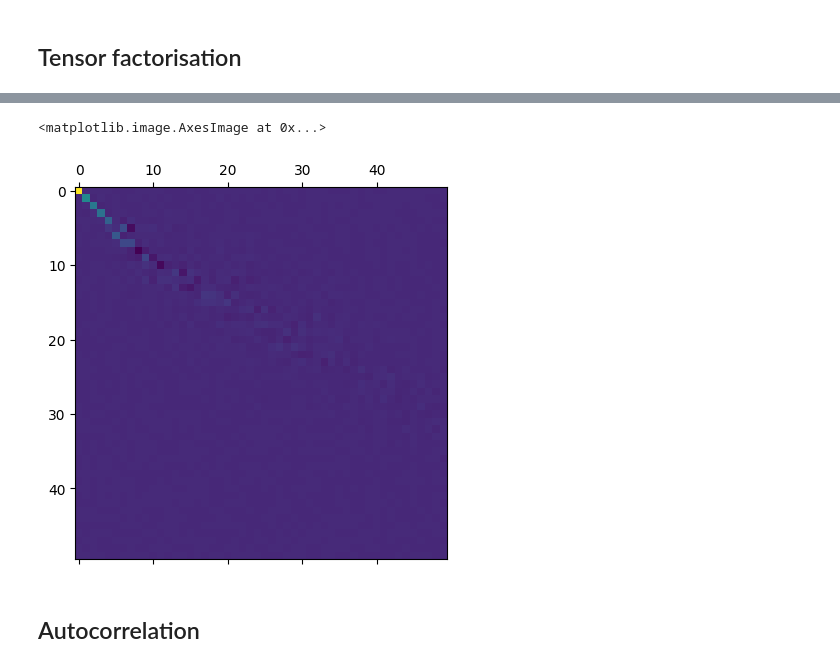
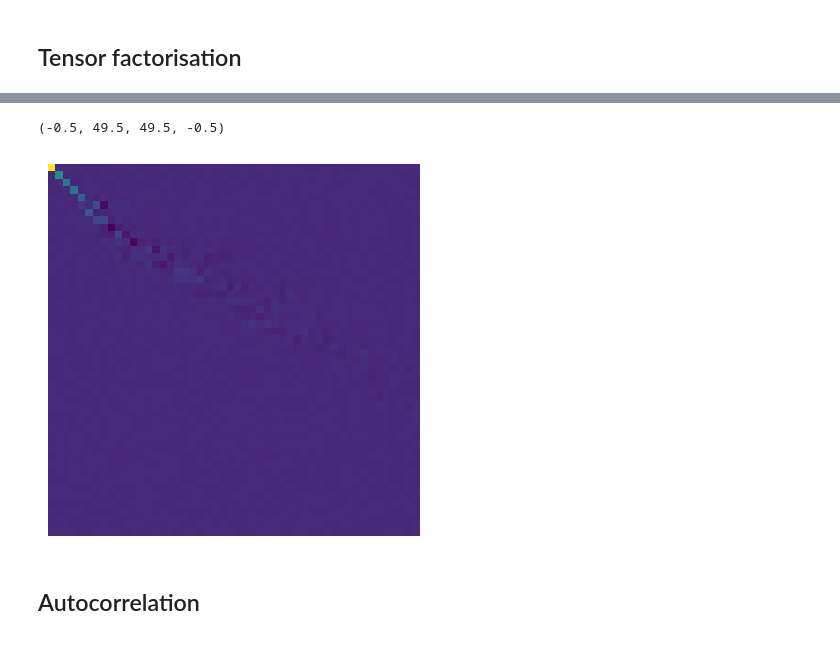
Before and after one commit to macemoth/audio-compression-msc, a Jupyter notebook: notebooks/tensor.ipynb, the cells around one changed output, grey strips where cells are left out. Saved outputs shown, nothing was run; the diff lists cells and outputs as text; code cells hidden in the pictures.

```diff
--- a/notebooks/tensor.ipynb
+++ b/notebooks/tensor.ipynb
@@ -8,7 +8,7 @@ import matplotlib.pyplot as plt
 # The tthresh library is available at https://github.com/rballester/tthresh
 # %%
 # read file
-original, fs = librosa.core.load("trance.wav", sr=44100, mono=False)
+original, fs = librosa.core.load("../data/trance.wav", sr=44100, mono=False)
 #original, fs = librosa.core.load("adagio.wav", sr=44100, mono=False)
 
 # process
@@ -96,8 +97,9 @@ plt.matshow(factors[0][ 0:200, :200])
 # %%
-plt.matshow(core[0, :50, :])
+plt.matshow(core[0, :50, :50])
+plt.axis("off")
 # %% [output]
-<matplotlib.image.AxesImage at 0x...>
+(-0.5, 49.5, 49.5, -0.5)
-[figure, old version]
+[figure, new version]
 # %% [markdown]
 ## Autocorrelation
 # %%
```
Also changed, not shown: parts of 1 cell of this notebook, 7 other files.
